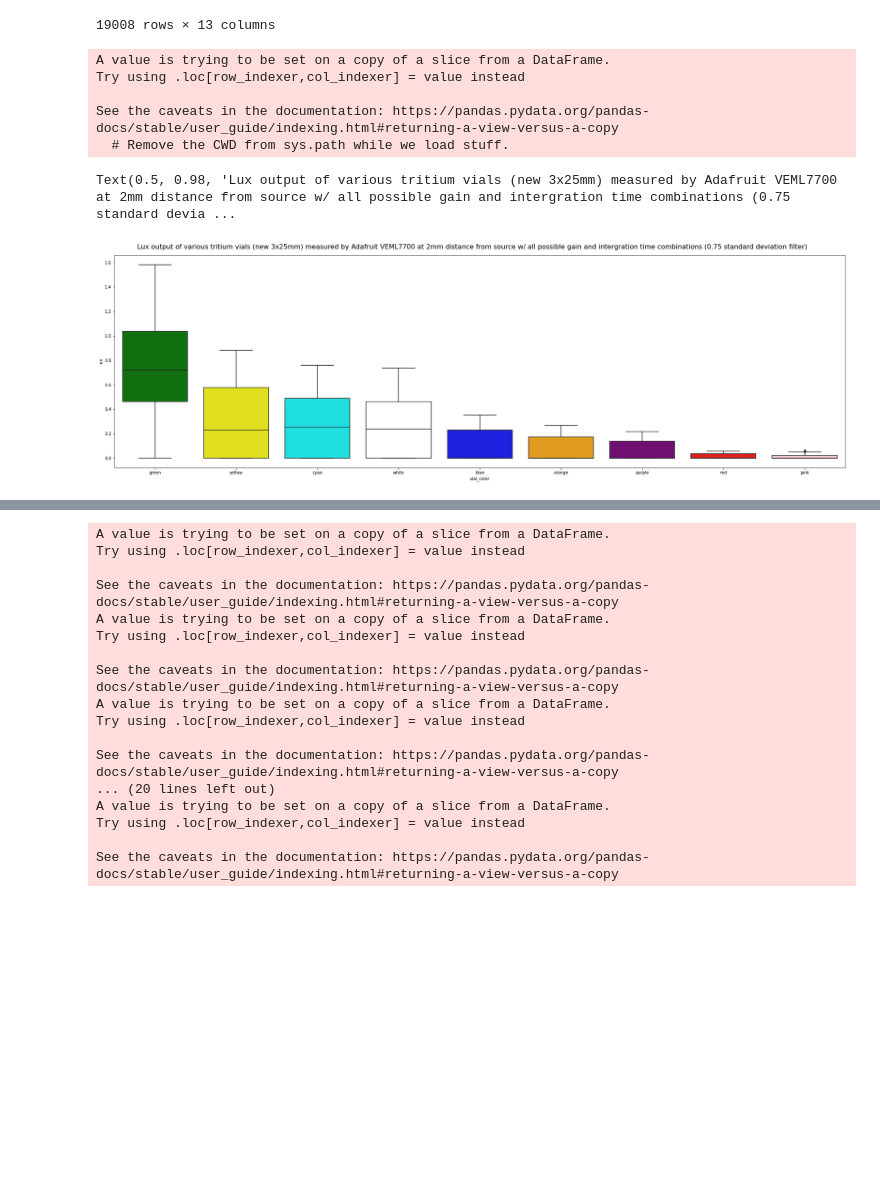
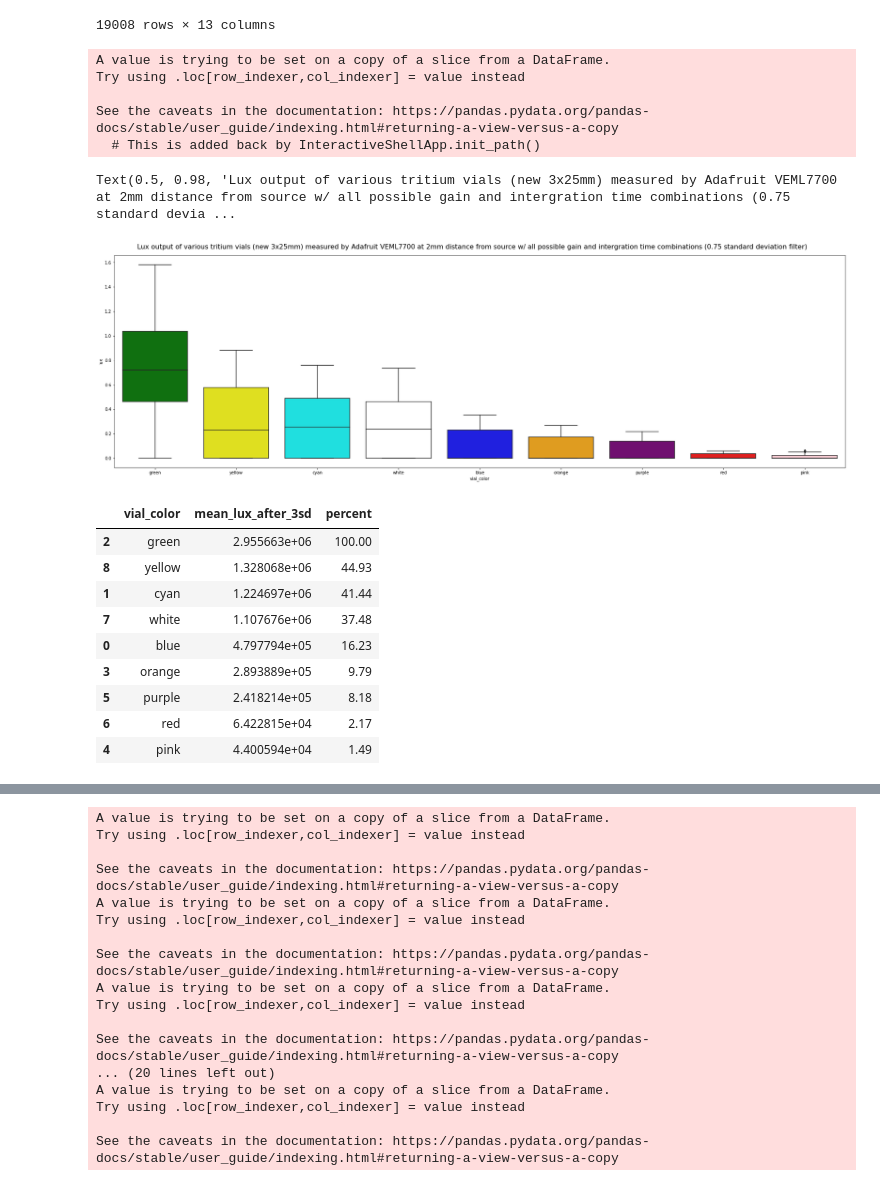
Before and after one commit to darkmatter2222/Nuclear-Battery, a Jupyter notebook: spectro_and_lux_9_colors.ipynb, the cells around one changed output, grey strips where cells are left out. Cells and saved outputs as stored; diff of their text form; code cells hidden in the pictures; blank space fills up the shorter version.

```diff
--- a/spectro_and_lux_9_colors.ipynb
+++ b/spectro_and_lux_9_colors.ipynb
@@ -90,12 +90,14 @@ plt.rcParams['axes.facecolor'] = 'white'
 new_df = pd.DataFrame()
 
 color_names = df['vial_color'].unique()
+percent_df = pd.DataFrame()
 
 for color_name in color_names:
   working_df = df[df['vial_color'] == color_name]
   sd_df = working_df[(np.abs(stats.zscore(working_df['lux'])) < 0.75)]
   sd_df['mean_lux_after_3sd'] = sum(sd_df['lux']) * len(sd_df.index)
   new_df = new_df.append(sd_df)
+  percent_df = percent_df.append(sd_df)
 
 new_df = new_df.sort_values(by='mean_lux_after_3sd', ascending=False)
 sns.boxplot(x="vial_color", y="lux", data=new_df, palette=new_df['vial_color'].unique())
@@ -106,9 +108,25 @@ A value is trying to be set on a copy of a slice from a DataFrame.
 Try using .loc[row_indexer,col_indexer] = value instead
 
 See the caveats in the documentation: https://pandas.pydata.org/pandas-docs/stable/user_guide/indexing.html#returning-a-view-versus-a-copy
-  # Remove the CWD from sys.path while we load stuff.
+  # This is added back by InteractiveShellApp.init_path()
 Text(0.5, 0.98, 'Lux output of various tritium vials (new 3x25mm) measured by Adafruit VEML7700 at 2mm distance from source w/ all possible gain and intergration time combinations (0.75 standard devia ...
 [figure]
+# %%
+final_aggros = percent_df.groupby(['vial_color'])['mean_lux_after_3sd'].mean().reset_index()
+final_aggros['percent'] = round((final_aggros['mean_lux_after_3sd'] * 100) / max(final_aggros['mean_lux_after_3sd']), 2)
+
+final_aggros.sort_values(by='percent', ascending=False)
+# %% [output]
+|  | vial_color | mean_lux_after_3sd | percent |
+| 2 | green | 2.955663e+06 | 100.00 |
+| 8 | yellow | 1.328068e+06 | 44.93 |
+| 1 | cyan | 1.224697e+06 | 41.44 |
+| 7 | white | 1.107676e+06 | 37.48 |
+| 0 | blue | 4.797794e+05 | 16.23 |
+| 3 | orange | 2.893889e+05 | 9.79 |
+| 5 | purple | 2.418214e+05 | 8.18 |
+| 6 | red | 6.422815e+04 | 2.17 |
+| 4 | pink | 4.400594e+04 | 1.49 |
 # %%
 df
 # %% [output]
```
Also changed, not shown: parts of 8 cells of this notebook.
